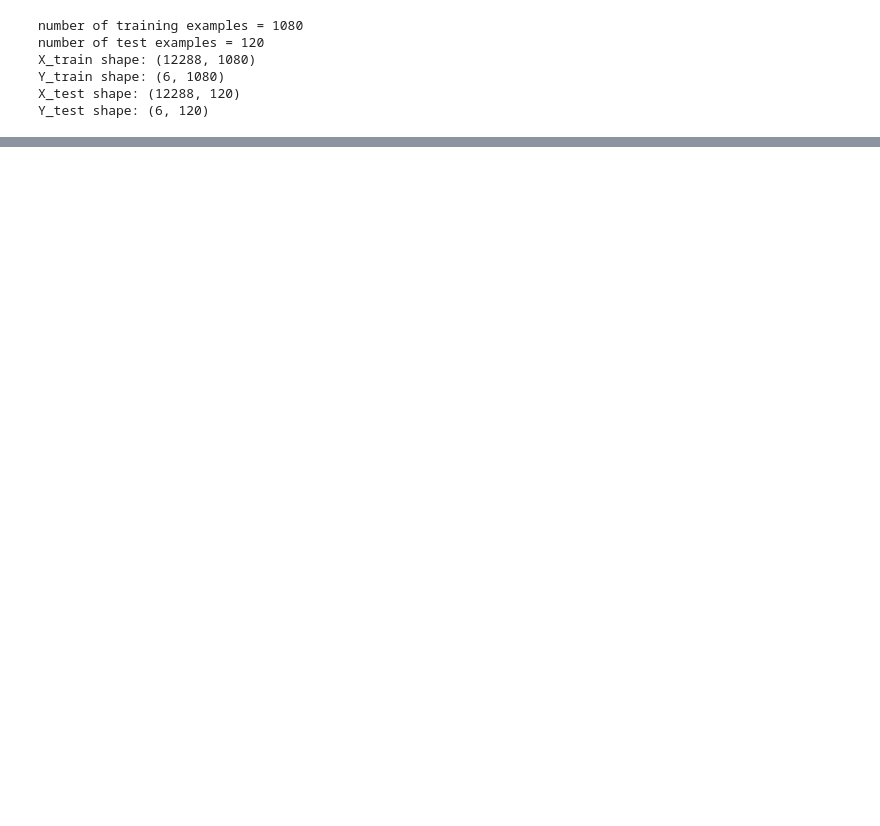
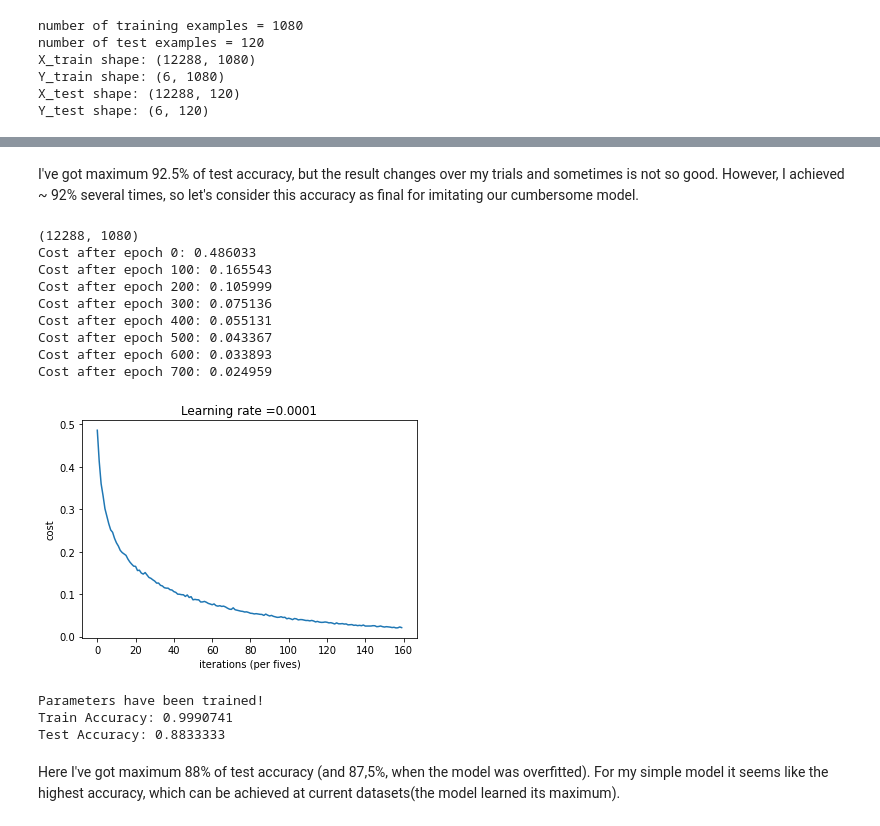
Before and after one commit to kulbitsky99/knowledge_distillation, a Jupyter notebook: knowledge_distillation.ipynb, the cells around one changed output, grey strips where cells are left out. Cells and saved outputs as stored; diff of their text form; code cells hidden in the pictures; blank space fills up the shorter version.

```diff
--- a/knowledge_distillation.ipynb
+++ b/knowledge_distillation.ipynb
@@ -422,0 +464,20 @@ NameError: name 'plt' is not defined
+# %% [markdown]
+I've got maximum 92.5% of test accuracy, but the result changes over my trials and sometimes is not so good. However, I achieved ~ 92% several times, so let's consider this accuracy as final for imitating our cumbersome model.
+# %%
+parameters_hard = model_nn(X_train, Y_train, X_test, Y_test)
+# %% [output]
+(12288, 1080)
+Cost after epoch 0: 0.486033
+Cost after epoch 100: 0.165543
+Cost after epoch 200: 0.105999
+Cost after epoch 300: 0.075136
+Cost after epoch 400: 0.055131
+Cost after epoch 500: 0.043367
+Cost after epoch 600: 0.033893
+Cost after epoch 700: 0.024959
+[figure, added]
+Parameters have been trained!
+Train Accuracy: 0.9990741
+Test Accuracy: 0.8833333
+# %% [markdown]
+Here I've got maximum 88% of test accuracy (and 87,5%, when the model was overfitted). For my simple model it seems like the highest accuracy, which can be achieved at current datasets(the model learned its maximum).
```
Also changed, not shown: parts of 19 cells of this notebook, 6 other files.
